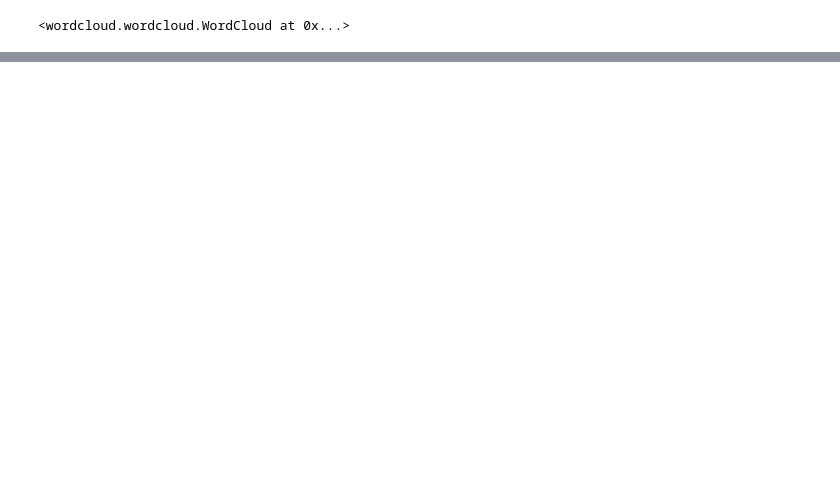
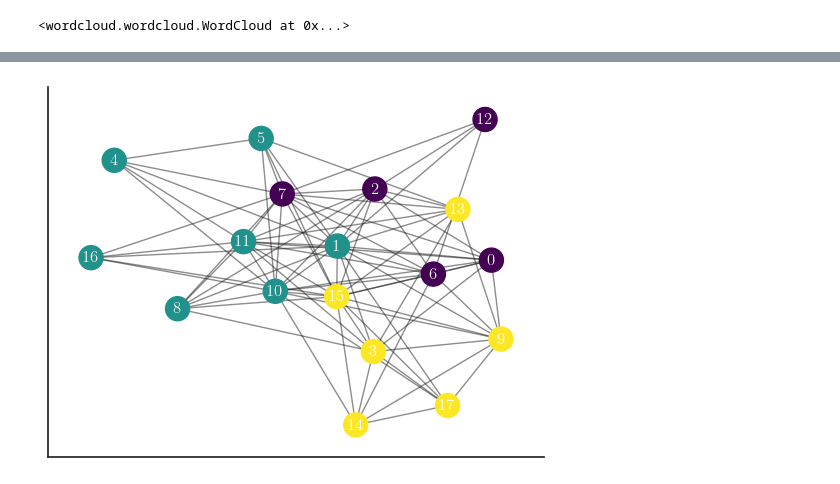
Before and after one commit to ThisisKUNMENG/dataVisualizationFinalProject, a Jupyter notebook: final.ipynb, the cells around one changed output, grey strips where cells are left out. Drawn from its saved outputs; the diff is of its cells as text; code cells hidden in the pictures; blank space fills up the shorter version.

```diff
--- a/final.ipynb
+++ b/final.ipynb
@@ -217,3 +224,9 @@ user_data.head()
+# %%
+df_time_cut = cut_time(df)
+
+for i, data in enumerate(df_time_cut):
+    province_rumor_tc = get_province_rumor(data)
+    draw_choropleth(province_rumor_tc, f'rumor_num_choropleth_{i}', 'Rumor numbers', flag=False)
 # %% [markdown]
 ## Text
 # %%
@@ -282,0 +299,13 @@ vis_data = gensimvis.prepare(lda, corpus, dictionary)
+# %%
+user_same_content = user_data[(user_data.sum(axis=1) > 1)]
+edges = []
+for row in user_same_content.iterrows():
+    for i in range(18):
+        if row[1][i] == 1:
+            for j in range(i + 1, 18):
+                if row[1][j] == 1:
+                    edges.append((i, j))
+# %%
+G = nx.Graph()
+G.add_nodes_from([i for i in range(18)])
+G.add_edges_from(edges)
@@ -282,0 +316,10 @@ vis_data = gensimvis.prepare(lda, corpus, dictionary)
+# %%
+partition = community.best_partition(G)
+pos = nx.spring_layout(G)
+# %%
+nx.draw_networkx_nodes(G, pos, cmap=plt.cm.viridis, node_color=list(partition.values()))
+nx.draw_networkx_edges(G, pos, alpha=0.5)
+nx.draw_networkx_labels(G, pos, font_color='white')
+plt.savefig('./figures/user_network.pdf')
+# %% [output]
+[figure, added]
```
Also changed, not shown: parts of 31 cells of this notebook, 31 other files.
